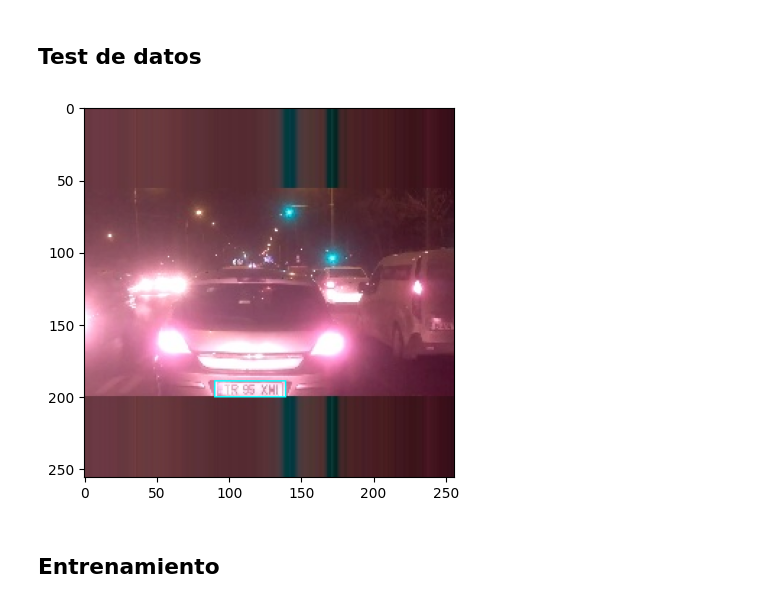
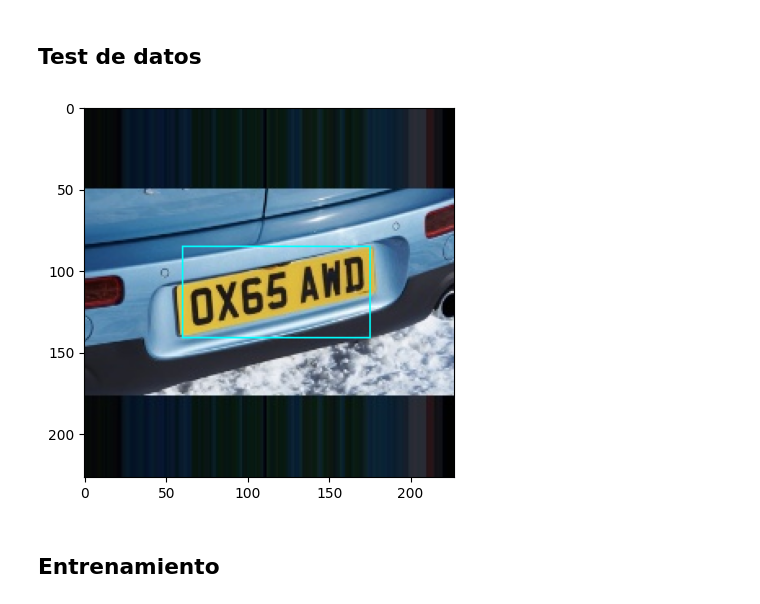
Before and after one commit to caverar/TIA_2022, a Jupyter notebook: main2.ipynb, the cells around one changed output. Drawn from its saved outputs; the diff is of its cells as text; code cells hidden in the pictures.

```diff
--- a/main2.ipynb
+++ b/main2.ipynb
@@ -1,16 +1,18 @@
 # %%
+import os
+import time
 
 import pandas as pd
 import numpy as np
 import cv2
 import matplotlib.pyplot as plt
 import tensorflow as tf
-from tensorflow.keras import datasets, layers, models
+from tensorflow.keras import datasets, layers, models, callbacks, optimizers
 
 from lib.data_normalizer import draw_image_with_boxes
 
 # Make numpy values easier to read.
 np.set_printoptions(precision=3, suppress=True)
 
-IMAGE_SHAPE = (256,256)
+IMAGE_SHAPE = (227,227)
 # %% [output]
@@ -117,7 +114,7 @@ _________________________________________________________________
 plates_data = pd.read_csv("./normalized_data/unique_plates.csv")
 
 # Take a sample of the data
-number_of_samples = 800;
+number_of_samples = 400;
 plates_data_sample = plates_data.sample(number_of_samples)
 
 # Create arrays with inputs and outputs
@@ -149,19 +146,17 @@ for i in range(len(plates_data_out)):
 # %% [markdown]
 ## Test de datos
 # %%
-
-
-i = 200
+i = 99
 # Scale predicted data
 predicted_data = [[0.0,0.0,0.0,0.0,0.0]]
 predicted_data[0][1] = plates_data_out[i][0] * IMAGE_SHAPE[0]  # xmin
 predicted_data[0][2] = plates_data_out[i][1] * IMAGE_SHAPE[1]  # ymin
 predicted_data[0][3] = plates_data_out[i][2] * IMAGE_SHAPE[0]  # xmax
 predicted_data[0][4] = plates_data_out[i][3] * IMAGE_SHAPE[1]  # ymax
 
 
 draw_image_with_boxes(plates_data_in[i], predicted_data, border = 1)
 # %% [output]
-[figure, old version]
+[figure, new version]
 # %% [markdown]
 ## Entrenamiento
```
Also changed, not shown: parts of 6 cells of this notebook, 2 other files.
